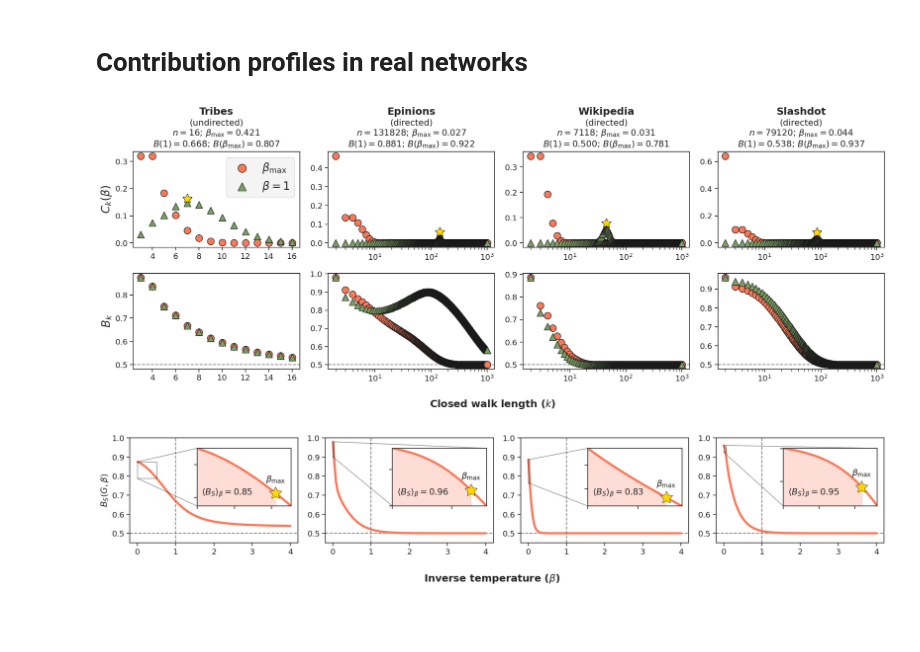
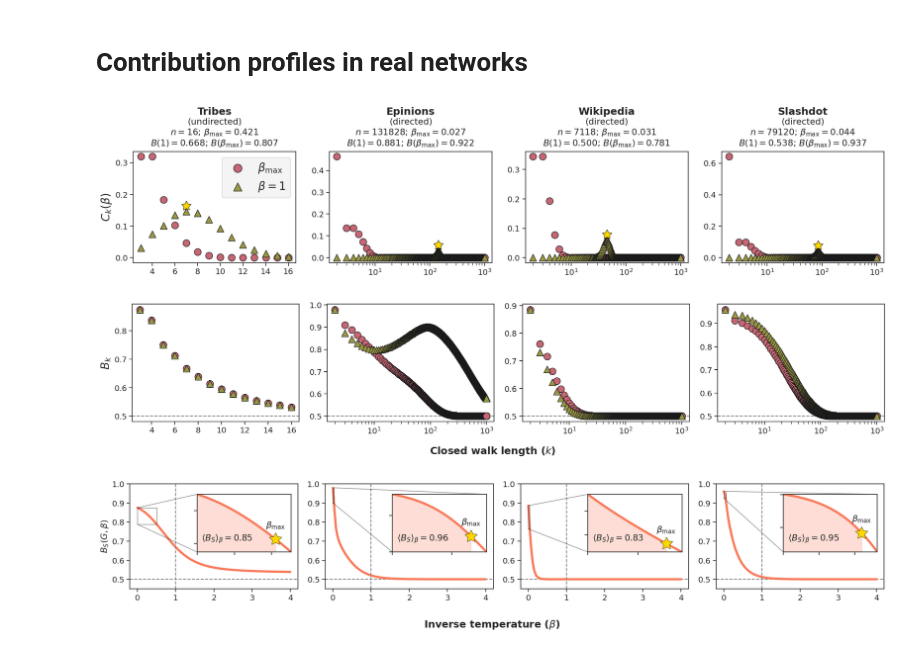
Before and after one commit to sztal/msb, a Jupyter notebook: notebooks/3-contributions.ipynb, the cells around one changed output. Drawn from its saved outputs; the diff is of its cells as text; code cells hidden in the pictures; blank space fills up the shorter version.

```diff
--- a/notebooks/3-contributions.ipynb
+++ b/notebooks/3-contributions.ipynb
@@ -23,7 +23,8 @@ sns.set_theme(
     palette="deep"
 )
 
-COLORS = np.array(["#7aa063", "#c86b57", "#9d6ebd"])
+# COLORS = np.array(["#7aa063", "#c86b57", "#9d6ebd"])
+COLORS = np.array(["#c76674", "#9a9945", "#8961b3"])
 RED    = "#f97959"
 BLUE   = "#60a1f7"
 GRAY   = "#efefef"
@@ -64,9 +65,10 @@ use = (
 )
 balance = { k: v for k, v in BALANCE.items() if use and k in use }
 
-fig, axes = plt.subplots(ncols=len(balance), nrows=2, figsize=(20, 8))
+fig1, axes1 = plt.subplots(ncols=len(balance), nrows=1, figsize=(20, 5))
+fig2, axes2 = plt.subplots(ncols=len(balance), nrows=1, figsize=(20, 4.3))
 
-for kv, axrow in zip(balance.items(), axes.T):
+for i, kv in enumerate(balance.items()):
     name, B = kv
     B, W = B
     B.set_krange(B.kmin, kmax=1000)
@@ -75,49 +77,52 @@ for kv, axrow in zip(balance.items(), axes.T):
     C1 = W.contrib().reset_index("beta", drop=True)
     P1 = B.k_balance()
     P2 = W.k_balance()
-    ax = axrow[0]
+    ax = axes1[i]
     skws = dict(s=150, edgecolors="k")
-    ax.scatter(C0.index, C0, color=RED, label=r"$\beta_{\max}$", marker="o", **skws)
-    ax.scatter(C1.index, C1, color=COLORS[0], label=r"$\beta = 1$", marker="^", **skws)
-    ax.set_title(name, fontweight="bold", fontsize=18, y=1.35)
+    ax.scatter(C0.index, C0, color=COLORS[0], label=r"$\beta_{\max}$", marker="o", **skws)
+    ax.scatter(C1.index, C1, color=COLORS[1], label=r"$\beta = 1$", marker="^", **skws)
+    ax.set_title(name, fontweight="bold", fontsize=18, y=1.3)
     dob0 = B.balance()
     dob1 = W.balance()
     info = rf"$n = {B.n_nodes}$; $\beta_{{\max}} = {B.beta:.3f}$"
     dobs = rf"$B(1) = {dob1:.3f}$; $B(\beta_{{\max}}) = {dob0:.3f}$"
     mode = "directed" if B.directed else "undirected"
     ax.annotate(f"({mode})\n{info}\n{dobs}", (.5, 1.05), xycoords="axes fraction", ha="center")
 
     # Show peak for C1
     y0, y1 = ax.get_ylim()
     kpeak = C1.idxmax()
     peak  = C1.max()+(y1-y0)*.05
     ax.scatter(kpeak, peak, marker=(5,1), s=300, c="black")
     ax.scatter(kpeak, peak, marker=(5,1), s=200, c="gold")
 
     if name == "Tribes":
         ax.set_ylabel(r"$C_k(\beta)$", fontsize=20)
         ax.legend(fontsize=20, markerscale=1.2, facecolor="#f2f2f2")
 
-    ax = axrow[1]
-    ax.scatter(P1.index, P1, color=RED, marker="o", **skws)
-    ax.scatter(P2.index, P2, color=COLORS[0], marker="^", **skws)
+    ax = axes2[i]
+    ax.scatter(P1.index, P1, color=COLORS[0], marker="o", **skws)
+    ax.scatter(P2.index, P2, color=COLORS[1], marker="^", **skws)
     ax.axhline(.5, ls="--", color="gray", zorder=-10)
 
     if name == "Tribes":
         ax.set_ylabel(r"$B_k$", fontsize=20)
 
-    for ax in axrow:
+    for ax in [axes1[i], axes2[i]]:
         if B.n_nodes >= 1000:
             ax.set_xscale("log")
         else:
             ax.xaxis.set_major_locator(mpl.ticker.MaxNLocator(integer=True))
 
-fig.supxlabel(r"Closed walk length ($k$)", fontweight="bold", fontsize=18)
-fig.tight_layout()
+fig2.supxlabel(r"Closed walk length ($k$)", y=.05, fontweight="bold", fontsize=18)
+fig1.tight_layout()
+fig2.tight_layout()
 
-fig.savefig(FIGS/"contrib.png", bbox_inches="tight")
+fig1.savefig(FIGS/"contrib.png", bbox_inches="tight", dpi=300)
+fig2.savefig(FIGS/"balance.png", bbox_inches="tight", dpi=300)
 # %% [output]
-[figure, old version]
+[figure, new version]
+[figure, added]
 # %%
 fig, axes = plt.subplots(ncols=len(balance), figsize=(20, 4))
 
```
Also changed, not shown: parts of 1 cell of this notebook, 6 other files.
